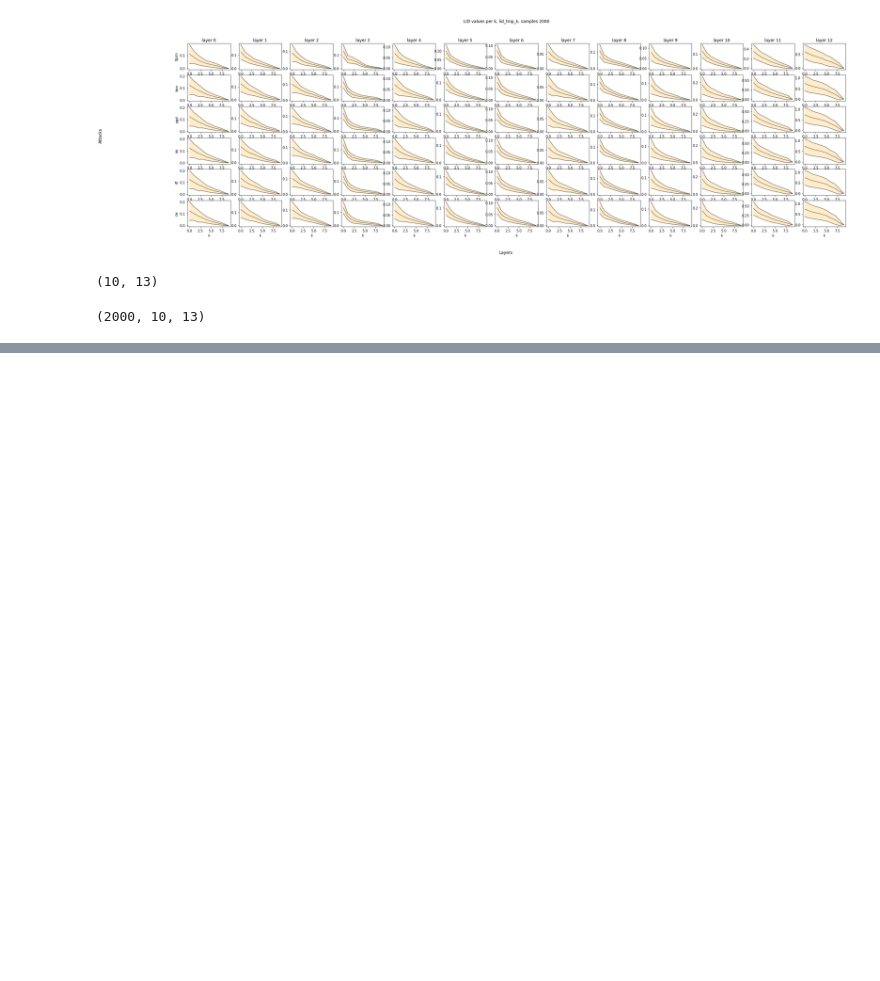
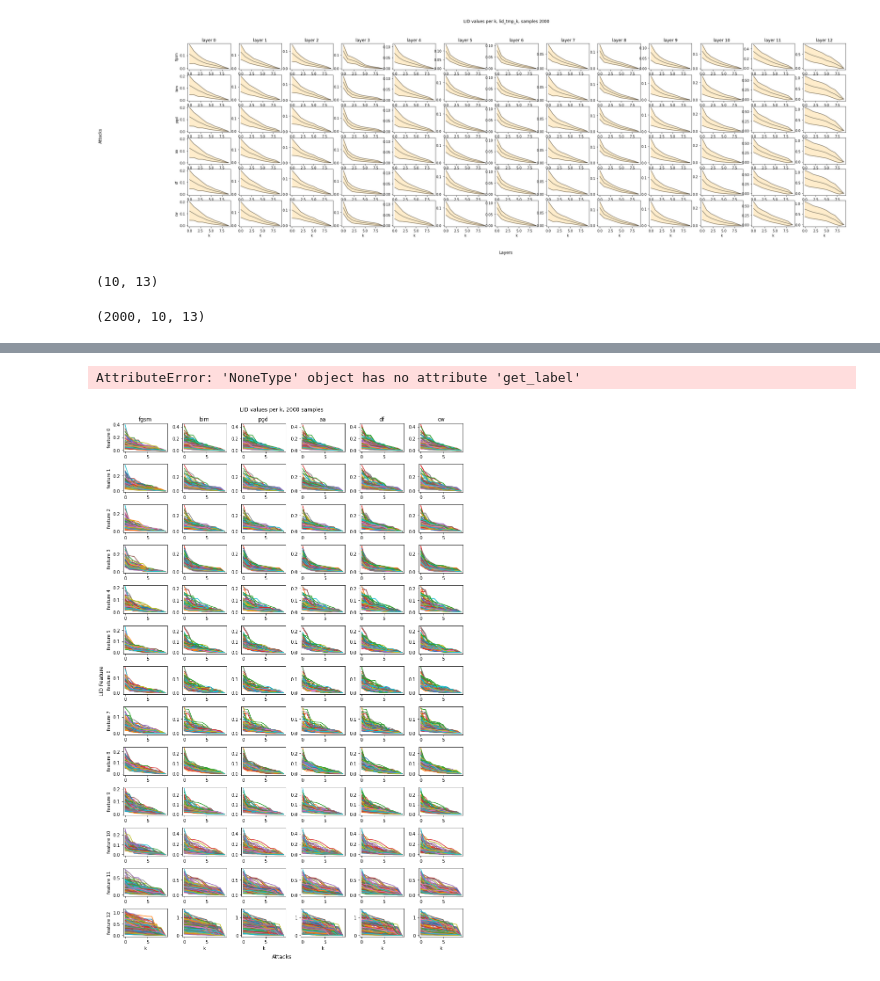
Before and after one commit to adverML/SpectralDefense, a Jupyter notebook: src/analysis_nonlinear_lid/lineplots.ipynb, the cells around one changed output, grey strips where cells are left out. Drawn from its saved outputs; the diff is of its cells as text; code cells hidden in the pictures; blank space fills up the shorter version.

```diff
--- a/src/analysis_nonlinear_lid/lineplots.ipynb
+++ b/src/analysis_nonlinear_lid/lineplots.ipynb
@@ -293,2 +293,55 @@ plt.legend(handles=[col1, col2], loc="lower center", bbox_to_anchor=(0.0, -0.7),
 # %%
 fig2.savefig("plots/lines/mean_std{}.svg".format("lid"))
+# %%
+# packages =  ['lid_tmp_k', 'lid_tmp_k_adv', 'lid_tmp_k_noise']
+packages =  ['lid_tmp_k', 'lid_tmp_k_adv']
+# packages =  ['lid_tmp_k']
+
+fig2, axs2 = plt.subplots( lid_tmp_k_adv.shape[2], len(attacks), figsize=(12, 18) )
+
+col1 = None
+col2 = None
+
+for package in packages:
+    dict_lid_tmp_k = {}
+
+    for att in attacks:
+        pth_tmp             = "./../data/extracted_characteristics/run_1/cif10/wrn_28_10_10/{}/LIDNOISE/{}".format(att, package)
+        dict_lid_tmp_k[att] = torch.load(pth_tmp)
+
+    for it, att in enumerate(attacks):
+        arr = dict_lid_tmp_k[att]
+        arr_mean  = np.mean(arr, axis=0)
+        arr_std   = np.std(arr, axis=0)
+
+        for layer in range(13):
+            if layer == 0:
+                axs2[ layer, it ].set_title( labels[it] )
+
+            if it == 0:
+                axs2[ layer, it ].set_ylabel( "feature {}".format(layer) )
+            #     axs2[ layer, it ].set_xlabel( labels[it] )
+
+            if layer == 12:
+                axs2[ layer, it ].set_xlabel( "k" )
+                # axs2[ layer, it ].set_xticks([0,1,2,3,4,5,6,7,8,9])
+
+
+            for k_sample in range(100):
+                axs2[ layer, it ].plot( dict_lid_tmp_k[att][k_sample, : ,  layer] )
+
+
+fig2.suptitle("LID values per k, {} samples".format( lid_tmp_k_adv.shape[0] ) )
+fig2.supxlabel('Attacks')
+fig2.supylabel('LID Feature')
+fig2.tight_layout(rect=[0, 0, 0.99, 0.99])
+# plt.subplot_tool()
+# fig2.subplots_adjust(top=0.04)
+
+# plt.legend(["examples", "adv examples"], loc="lower center", bbox_to_anchor=(0.5, -0.3), ncol=2)
+plt.legend(handles=[col1, col2], loc="lower center", bbox_to_anchor=(0.0, -0.7),  ncol=2)
+
+# fig2.savefig("plots/lines/mean_std{}.svg".format("lid"))
+# %% [output]
+AttributeError: 'NoneType' object has no attribute 'get_label'
+[figure, added]
```
Also changed, not shown: parts of 4 cells of this notebook, 8 other files.
